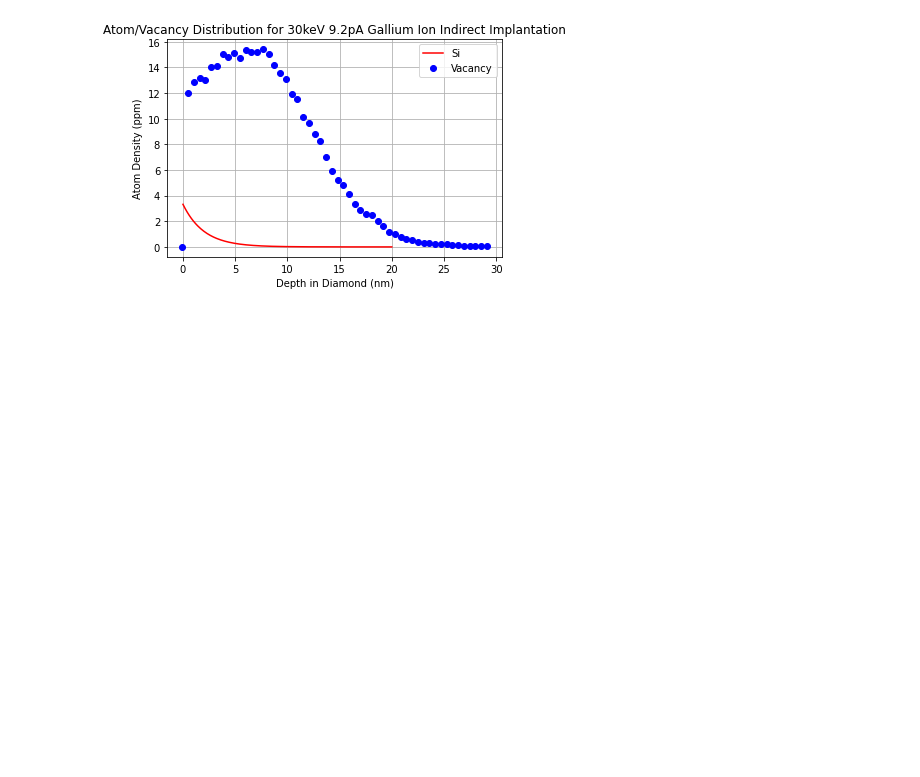
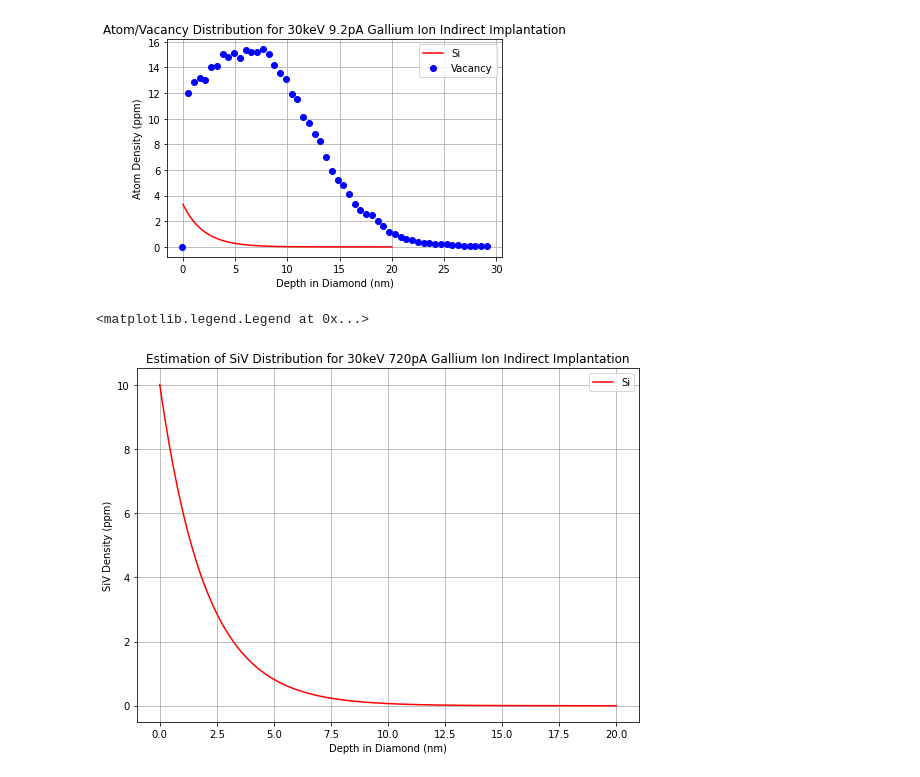
Before and after one commit to ahserhan/SiO2-SiV, a Jupyter notebook: simulation_process.ipynb, the cells around one changed output. Cells and saved outputs as stored; diff of their text form; code cells hidden in the pictures; blank space fills up the shorter version.

```diff
--- a/simulation_process.ipynb
+++ b/simulation_process.ipynb
@@ -168,3 +168,15 @@ plt.legend()
 # %% [output]
 <matplotlib.legend.Legend at 0x...>
 [figure]
+# %%
+Index = list(range(0,100))
+plt.figure(figsize=(9,6.5))
+plt.grid()
+plt.title('Estimation of SiV Distribution for 30keV 720pA Gallium Ion Indirect Implantation')
+plt.xlabel(r'Depth in Diamond (nm)')
+plt.ylabel(r'SiV Density (ppm)')
+plt.plot(fit_x, ppm*0.15, '-r',label = 'Si')
+plt.legend()
+# %% [output]
+<matplotlib.legend.Legend at 0x...>
+[figure, added]
```
Also changed, not shown: parts of 1 cell of this notebook.
